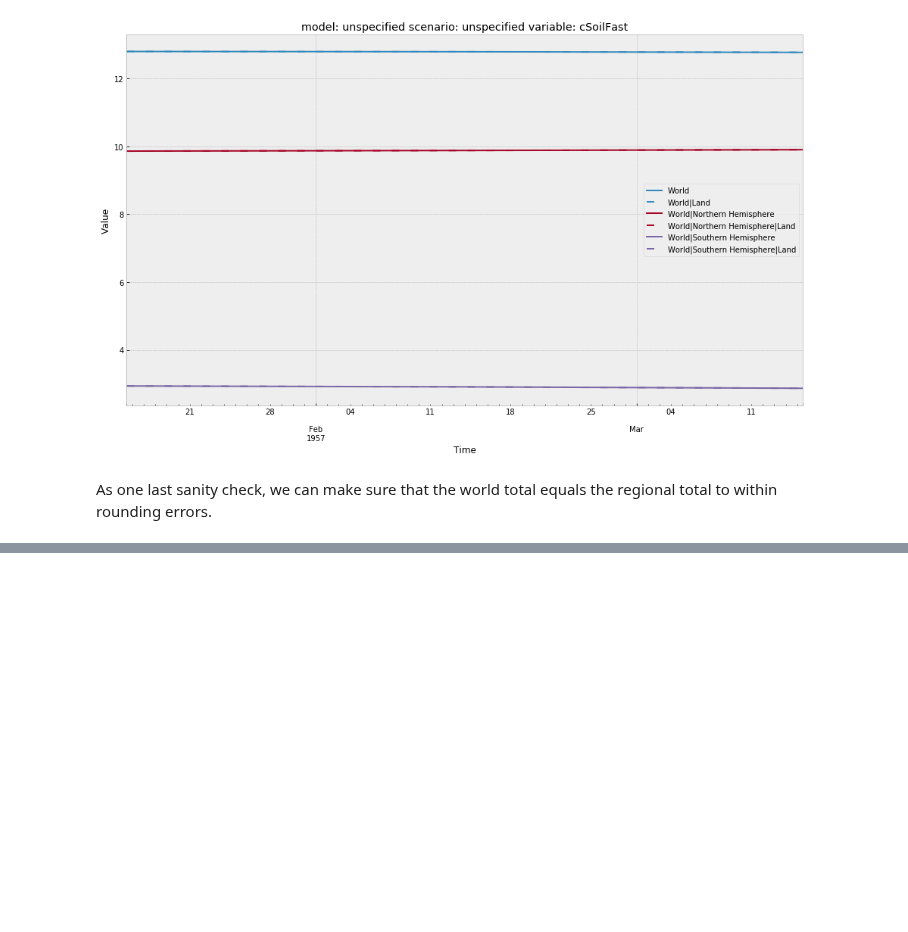
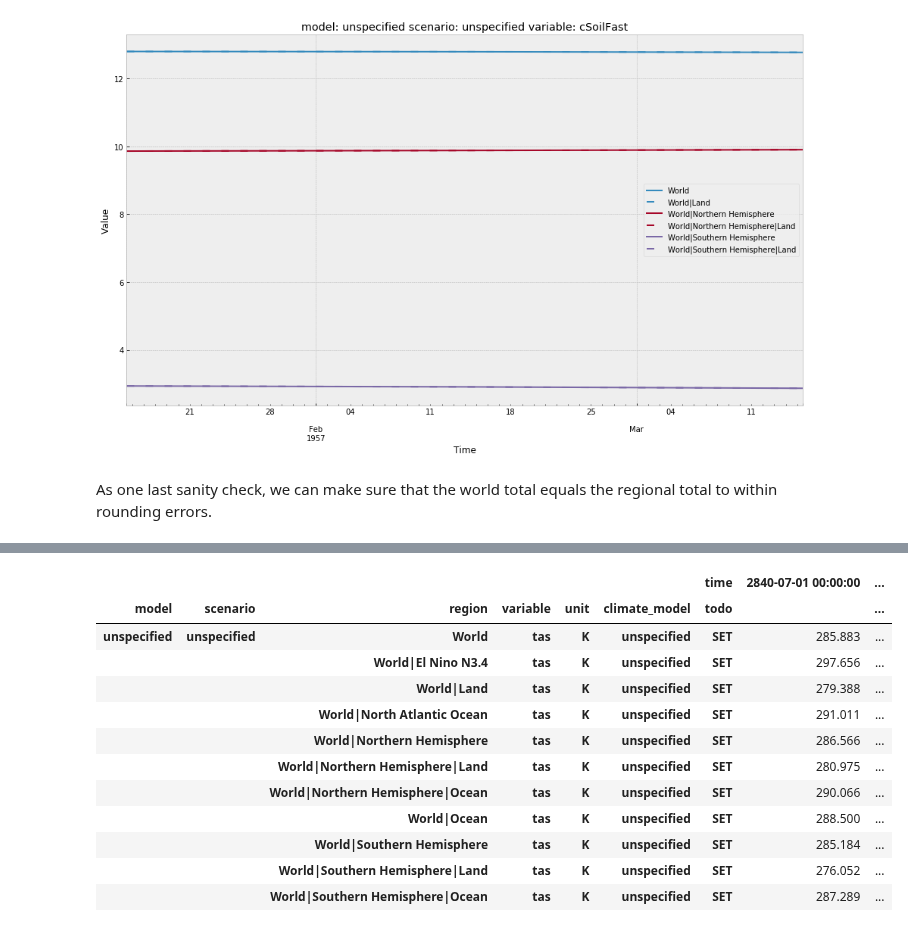
Before and after one commit to znicholls/netcdf-scm, a Jupyter notebook: notebooks/wranglers.ipynb, the cells around one changed output, grey strips where cells are left out. Saved outputs shown, nothing was run; the diff lists cells and outputs as text; code cells hidden in the pictures; blank space fills up the shorter version.

```diff
--- a/notebooks/wranglers.ipynb
+++ b/notebooks/wranglers.ipynb
@@ -227,0 +250,18 @@ np.testing.assert_allclose(
+# %%
+written_files = [f for f in Path("../output-examples/wrangled-files-average-year/flat").rglob("*.MAG")]
+wrangled_annual_mean = pymagicc.io.MAGICCData(str(written_files[0]))
+wrangled_annual_mean.timeseries()
+# %% [output]
+|  |  |  |  |  |  | time | 2840-07-01 00:00:00 | ... |
+| model | scenario | region | variable | unit | climate_model | todo |  | ... |
+| unspecified | unspecified | World | tas | K | unspecified | SET | 285.883 | ... |
+|  |  | World|El Nino N3.4 | tas | K | unspecified | SET | 297.656 | ... |
+|  |  | World|Land | tas | K | unspecified | SET | 279.388 | ... |
+|  |  | World|North Atlantic Ocean | tas | K | unspecified | SET | 291.011 | ... |
+|  |  | World|Northern Hemisphere | tas | K | unspecified | SET | 286.566 | ... |
+|  |  | World|Northern Hemisphere|Land | tas | K | unspecified | SET | 280.975 | ... |
+|  |  | World|Northern Hemisphere|Ocean | tas | K | unspecified | SET | 290.066 | ... |
+|  |  | World|Ocean | tas | K | unspecified | SET | 288.500 | ... |
+|  |  | World|Southern Hemisphere | tas | K | unspecified | SET | 285.184 | ... |
+|  |  | World|Southern Hemisphere|Land | tas | K | unspecified | SET | 276.052 | ... |
+|  |  | World|Southern Hemisphere|Ocean | tas | K | unspecified | SET | 287.289 | ... |
```
Also changed, not shown: parts of 7 cells of this notebook, 1 other file.
